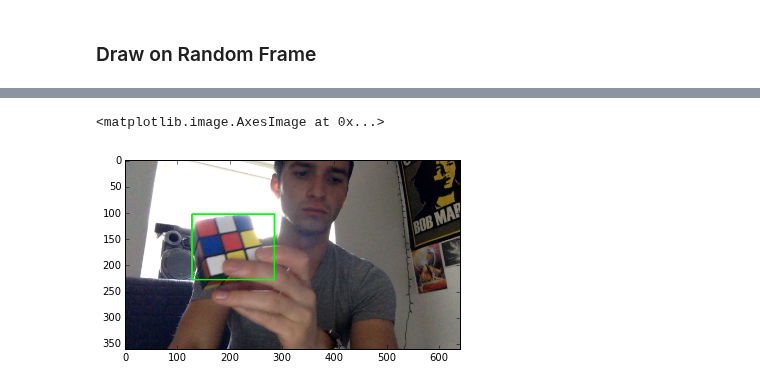
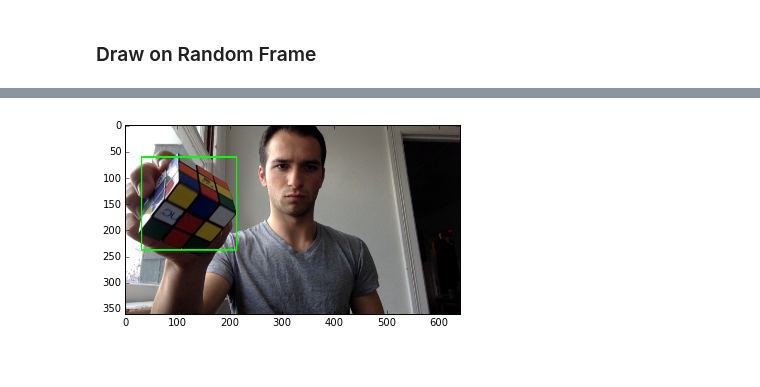
Before and after one commit to jayhack/ConvCube, a Jupyter notebook: Localization.ipynb, the cells around one changed output, grey strips where cells are left out. Drawn from its saved outputs; the diff is of its cells as text; code cells hidden in the pictures.

```diff
--- a/Localization.ipynb
+++ b/Localization.ipynb
@@ -152,10 +152,9 @@ cube = ConvNetCube(loc_convnet=convnet)
 # %% [markdown]
 ### Draw on Random Frame
 # %%
-video = client.get(Video, 'darkroom_1')
+video = client.get_random(Video)
 frame = video.get_random_child(Frame)
 image = frame['image'].copy()
-%timeit cube.localize(image)
 disp_img = cube.draw_output(image)
 plt.imshow(disp_img[:,:,::-1])
 # %% [output]
@@ -163,2 +162 @@ plt.imshow(disp_img[:,:,::-1])
-<matplotlib.image.AxesImage at 0x...>
-[figure, old version]
+[figure, new version]
```
Also changed, not shown: parts of 5 cells of this notebook, 4 other files.
